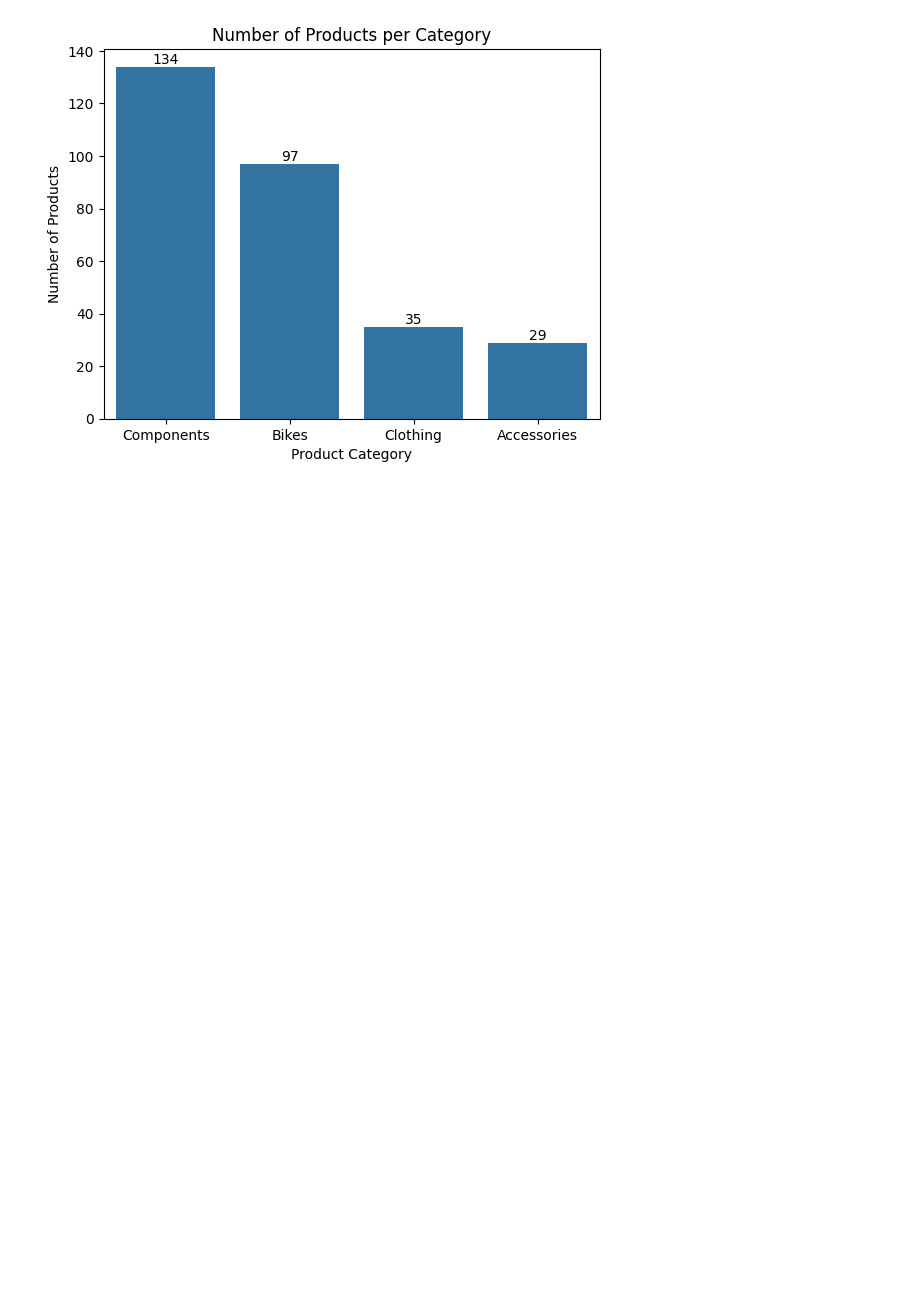
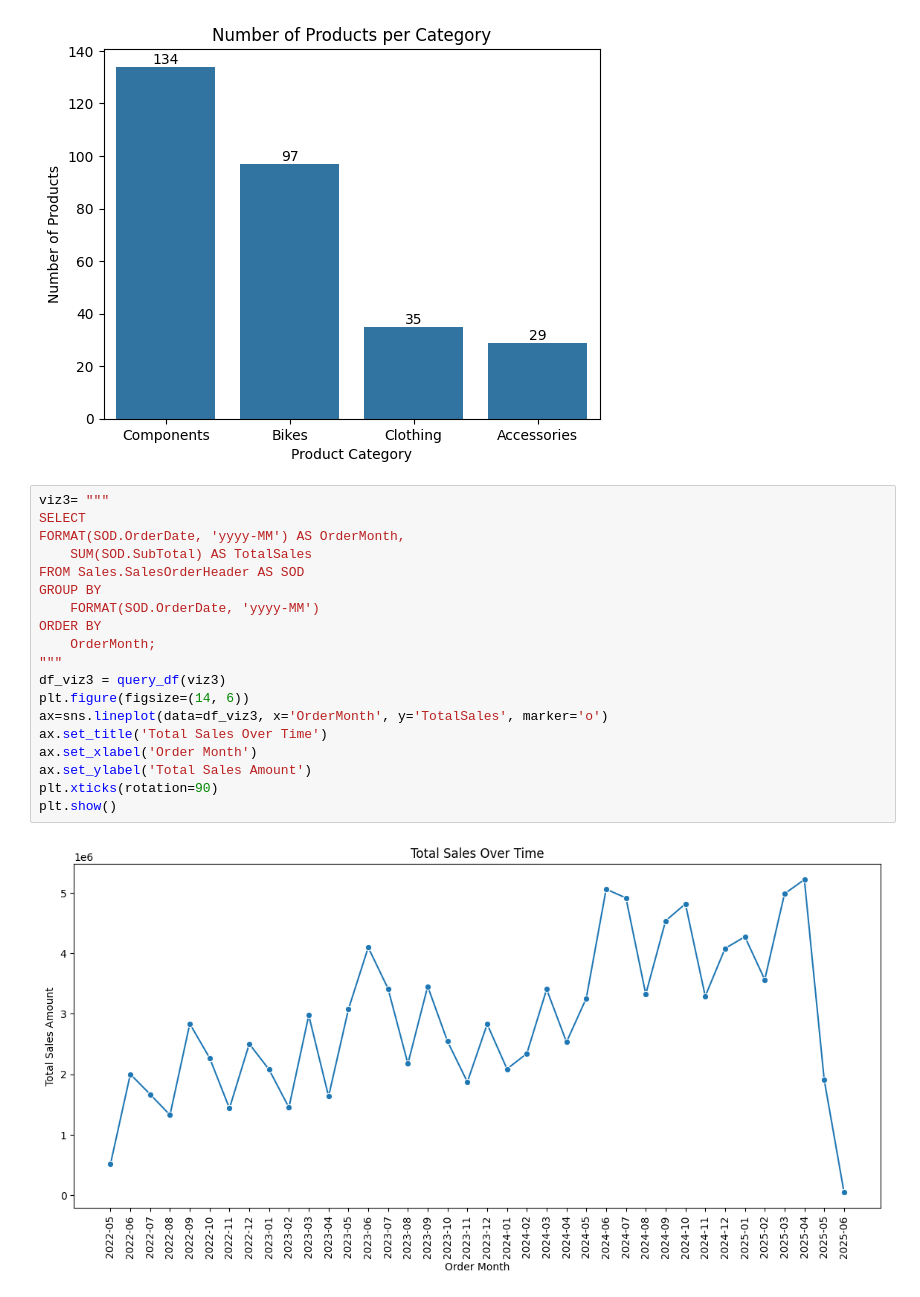
Before and after one commit to CheHenryy/Customer-sales-Analysis, a Jupyter notebook: script/report.ipynb, the cells around one changed output. Drawn from its saved outputs; the diff is of its cells as text; blank space fills up the shorter version.

```diff
--- a/script/report.ipynb
+++ b/script/report.ipynb
@@ -59,3 +59,24 @@ ax.bar_label(ax.containers[0])
 plt.show()
 # %% [output]
 [figure]
+# %%
+viz3= """
+SELECT
+FORMAT(SOD.OrderDate, 'yyyy-MM') AS OrderMonth,
+    SUM(SOD.SubTotal) AS TotalSales
+FROM Sales.SalesOrderHeader AS SOD
+GROUP BY
+    FORMAT(SOD.OrderDate, 'yyyy-MM')
+ORDER BY
+    OrderMonth;
+"""
+df_viz3 = query_df(viz3)
+plt.figure(figsize=(14, 6))
+ax=sns.lineplot(data=df_viz3, x='OrderMonth', y='TotalSales', marker='o')
+ax.set_title('Total Sales Over Time')
+ax.set_xlabel('Order Month')
+ax.set_ylabel('Total Sales Amount')
+plt.xticks(rotation=90)
+plt.show()
+# %% [output]
+[figure, added]
```
Also changed, not shown: 2 other files.
